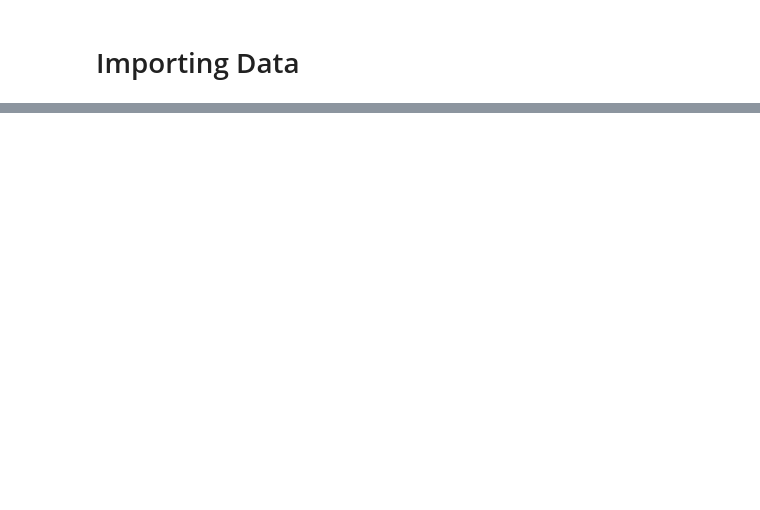
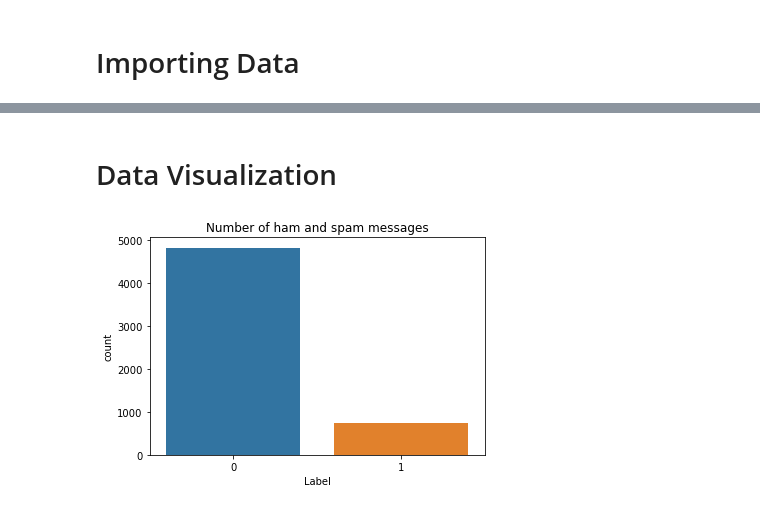
Before and after one commit to kutayk33/Data-Science-Machine-Learning-Projects, a Jupyter notebook: 6.NLP-Spam_Mail-Model_Deploy/main.ipynb, the cells around one changed output, grey strips where cells are left out. Drawn from its saved outputs; the diff is of its cells as text; code cells hidden in the pictures; blank space fills up the shorter version.

```diff
--- a/6.NLP-Spam_Mail-Model_Deploy/main.ipynb
+++ b/6.NLP-Spam_Mail-Model_Deploy/main.ipynb
@@ -21,0 +30,9 @@ df.head()
+# %% [markdown]
+# Data Visualization
+# %%
+sns.countplot(df['Label'])
+plt.xlabel('Label')
+plt.title('Number of ham and spam messages')
+plt.show()
+# %% [output]
+[figure, added]
```
Also changed, not shown: parts of 9 cells of this notebook.
